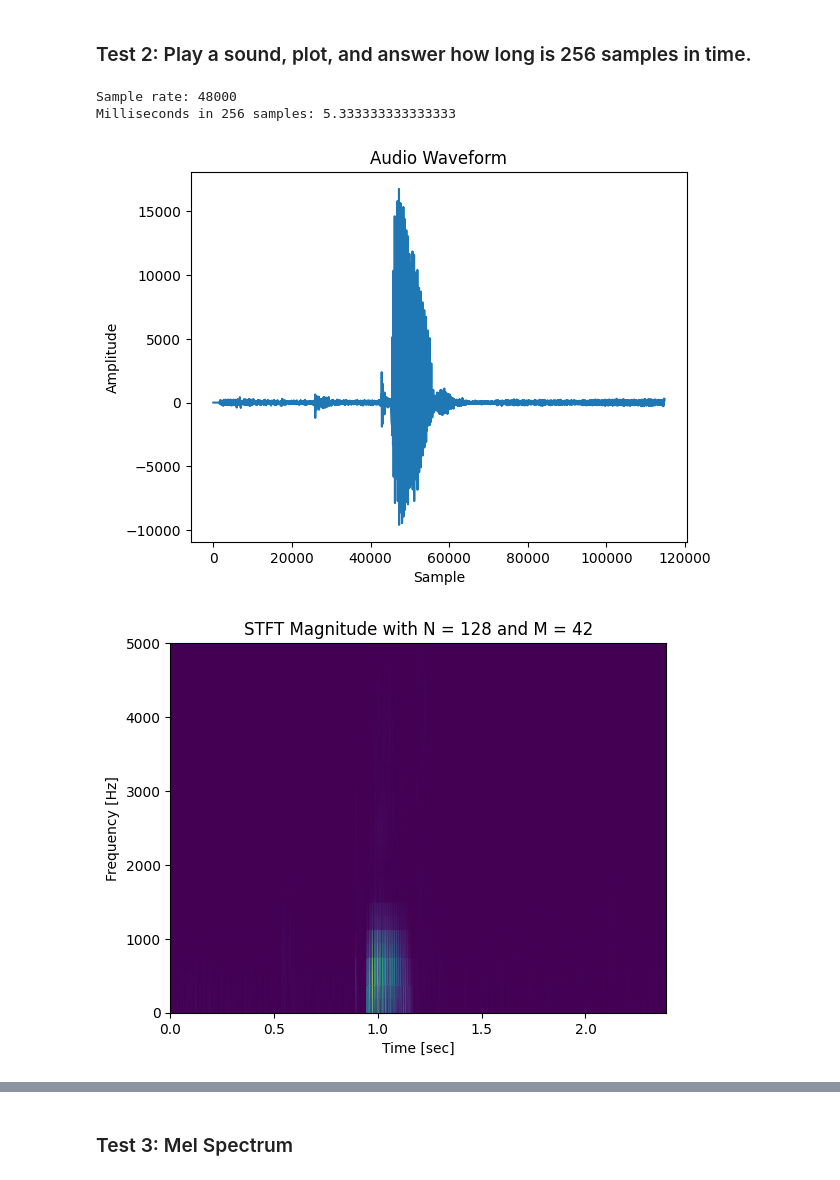
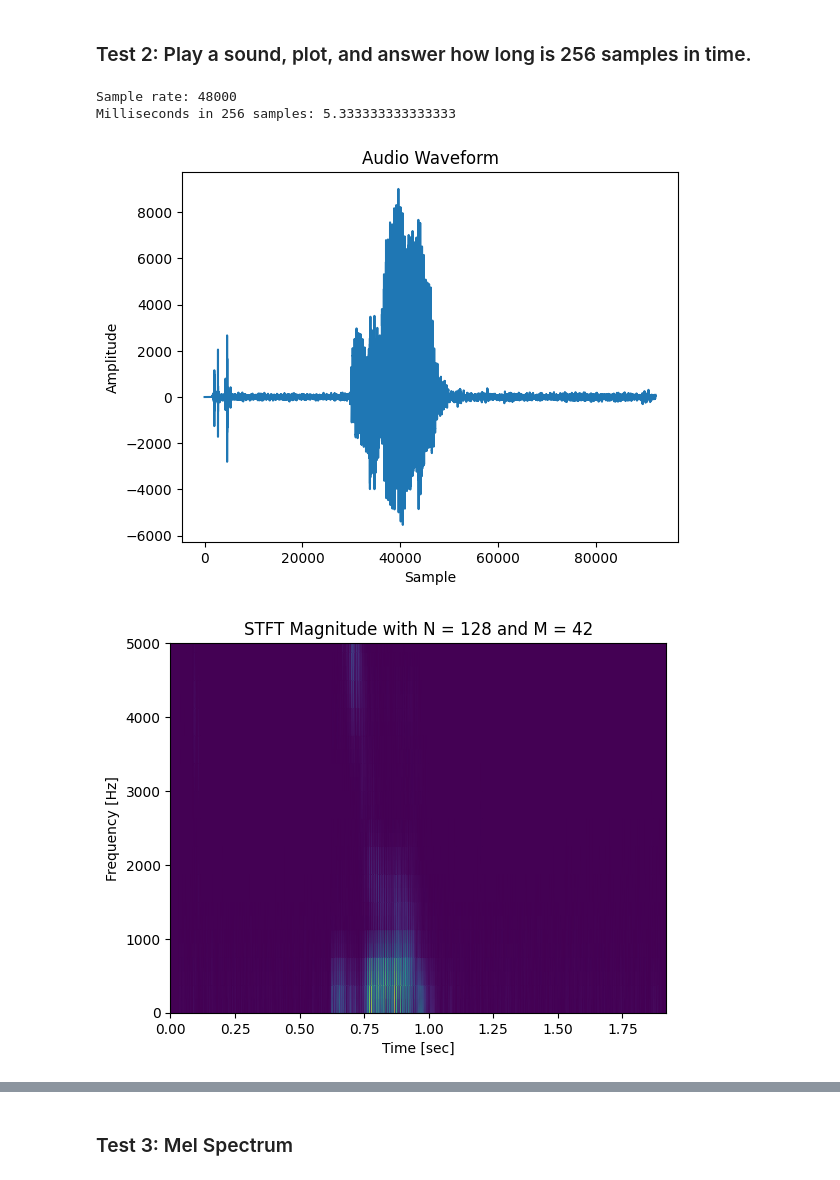
Before and after one commit to Th3RandyMan/Speaker-Recognition, a Jupyter notebook: Tests.ipynb, the cells around one changed output, grey strips where cells are left out. Drawn from its saved outputs; the diff is of its cells as text; code cells hidden in the pictures.

```diff
--- a/Tests.ipynb
+++ b/Tests.ipynb
@@ -88,35 +90,35 @@ arrays = {
     'twelve_test': twelve_test_arrays,
 }
 
-chosen_array = 'twelve_train'
-chosen_sample = 3
+chosen_array = 'zero_test'
+chosen_sample = 9
 
 currentData = arrays[chosen_array][chosen_sample]
 
 print(f"Sample rate: {sample_rate}")
 numSamples = 256
 mseconds = numSamples/sample_rate * 1000
 print(f"Milliseconds in 256 samples: {mseconds}")
 
 plt.plot(currentData)
 plt.xlabel('Sample')
 plt.ylabel('Amplitude')
 plt.title('Audio Waveform')
 plt.show()
 
 # STFT
 frame_sizes = [128, 256, 512]
 for N in frame_sizes:
     M = N // 3
     f, t, Zxx = stft(currentData, fs=sample_rate, nperseg=N, noverlap=M)
     plt.pcolormesh(t, f, np.abs(Zxx), shading='gouraud')
     plt.title(f'STFT Magnitude with N = {N} and M = {M}')
     plt.ylabel('Frequency [Hz]')
     plt.xlabel('Time [sec]')
     plt.ylim(0, 5000)
     plt.show()
 # %% [output]
 Sample rate: 48000
 Milliseconds in 256 samples: 5.333333333333333
-[figure, old version]
+[figure, new version]
-[figure, old version]
+[figure, new version]
```
Also changed, not shown: parts of 5 cells of this notebook, 2 other files.
